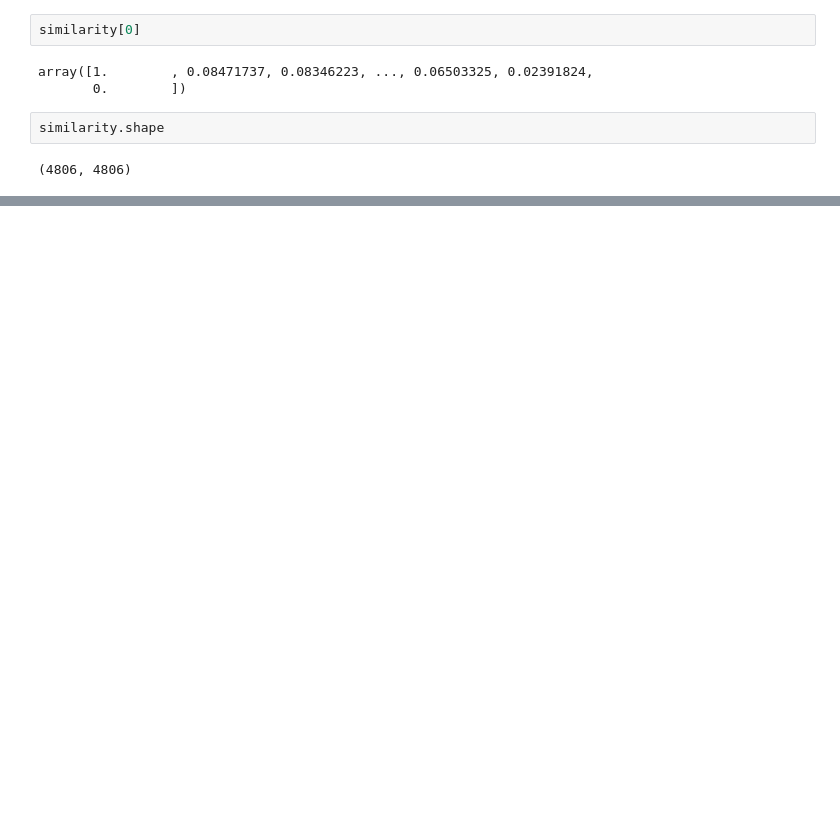
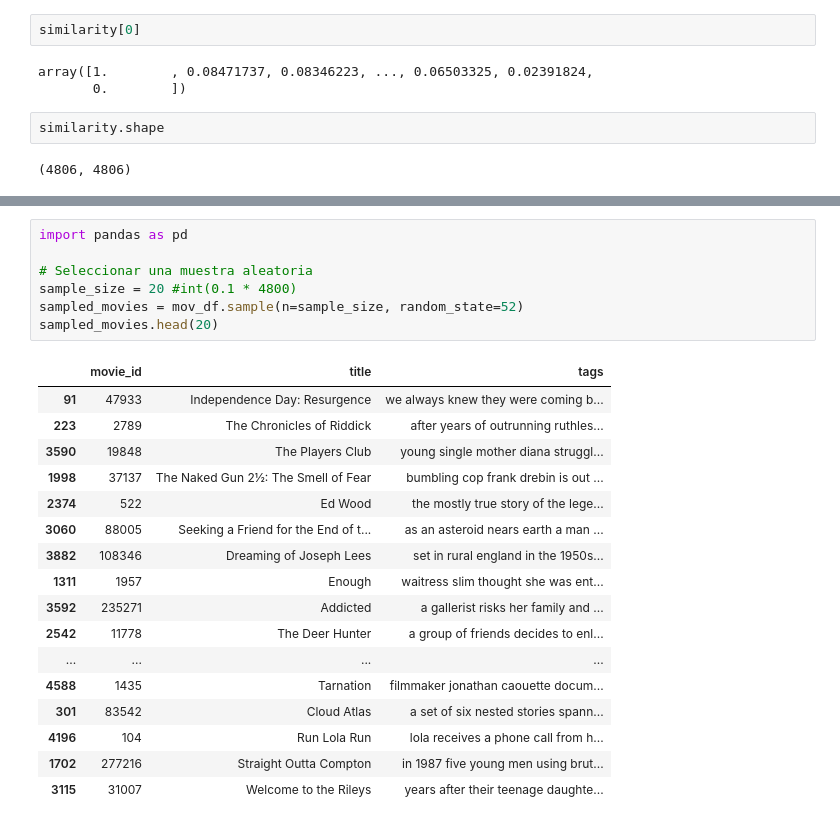
Before and after one commit to r1kard/demo_movie_recommendation, a Jupyter notebook: RecommendationSystem.ipynb, the cells around one changed output, grey strips where cells are left out. Saved outputs shown, nothing was run; the diff lists cells and outputs as text; blank space fills up the shorter version.

```diff
--- a/RecommendationSystem.ipynb
+++ b/RecommendationSystem.ipynb
@@ -319,0 +450,25 @@ pickle.dump(similarity,open('instances/similarity.pkl','wb'))
+# %%
+import pandas as pd
+
+# Seleccionar una muestra aleatoria
+sample_size = 20 #int(0.1 * 4800)
+sampled_movies = mov_df.sample(n=sample_size, random_state=52)
+sampled_movies.head(20)
+# %% [output]
+|  | movie_id | title | tags |
+| 91 | 47933 | Independence Day: Resurgence | we always knew they were coming b... |
+| 223 | 2789 | The Chronicles of Riddick | after years of outrunning ruthles... |
+| 3590 | 19848 | The Players Club | young single mother diana struggl... |
+| 1998 | 37137 | The Naked Gun 2½: The Smell of Fear | bumbling cop frank drebin is out ... |
+| 2374 | 522 | Ed Wood | the mostly true story of the lege... |
+| 3060 | 88005 | Seeking a Friend for the End of t... | as an asteroid nears earth a man ... |
+| 3882 | 108346 | Dreaming of Joseph Lees | set in rural england in the 1950s... |
+| 1311 | 1957 | Enough | waitress slim thought she was ent... |
+| 3592 | 235271 | Addicted | a gallerist risks her family and ... |
+| 2542 | 11778 | The Deer Hunter | a group of friends decides to enl... |
+| ... | ... | ... | ... |
+| 4588 | 1435 | Tarnation | filmmaker jonathan caouette docum... |
+| 301 | 83542 | Cloud Atlas | a set of six nested stories spann... |
+| 4196 | 104 | Run Lola Run | lola receives a phone call from h... |
+| 1702 | 277216 | Straight Outta Compton | in 1987 five young men using brut... |
+| 3115 | 31007 | Welcome to the Rileys | years after their teenage daughte... |
```
Also changed, not shown: parts of 19 cells of this notebook, 4 other files.
